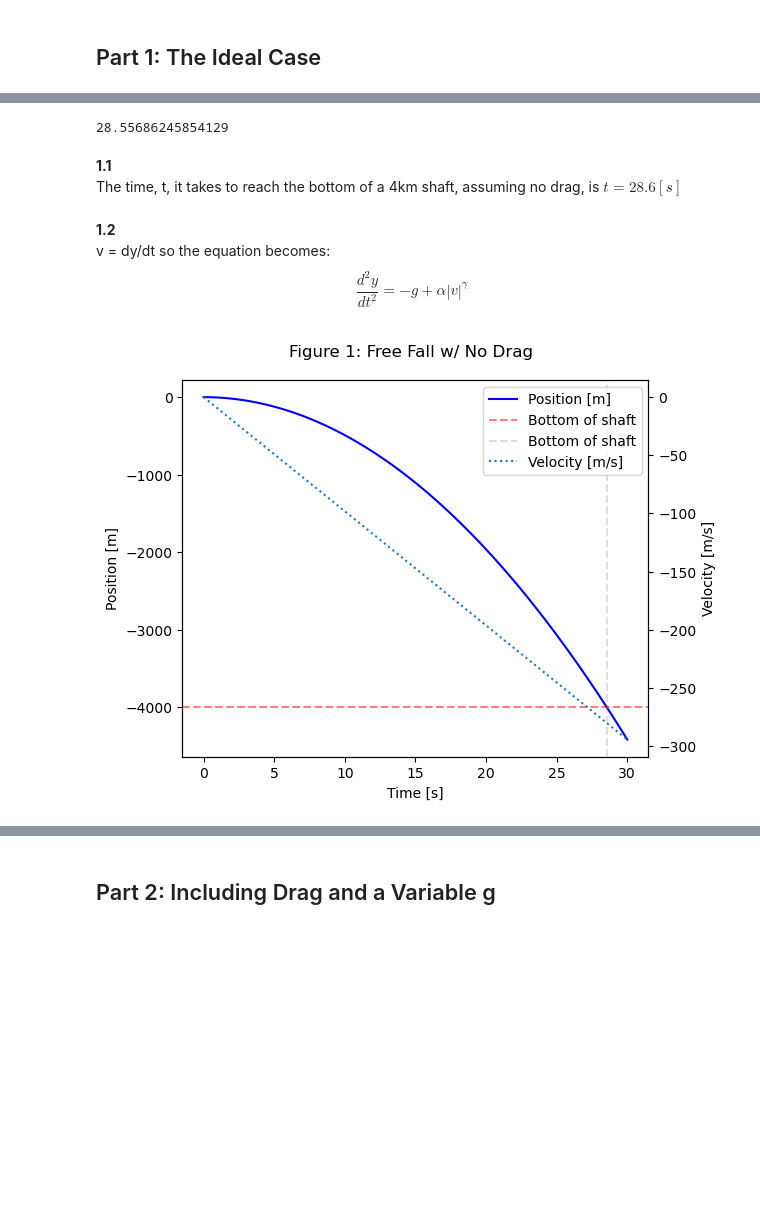
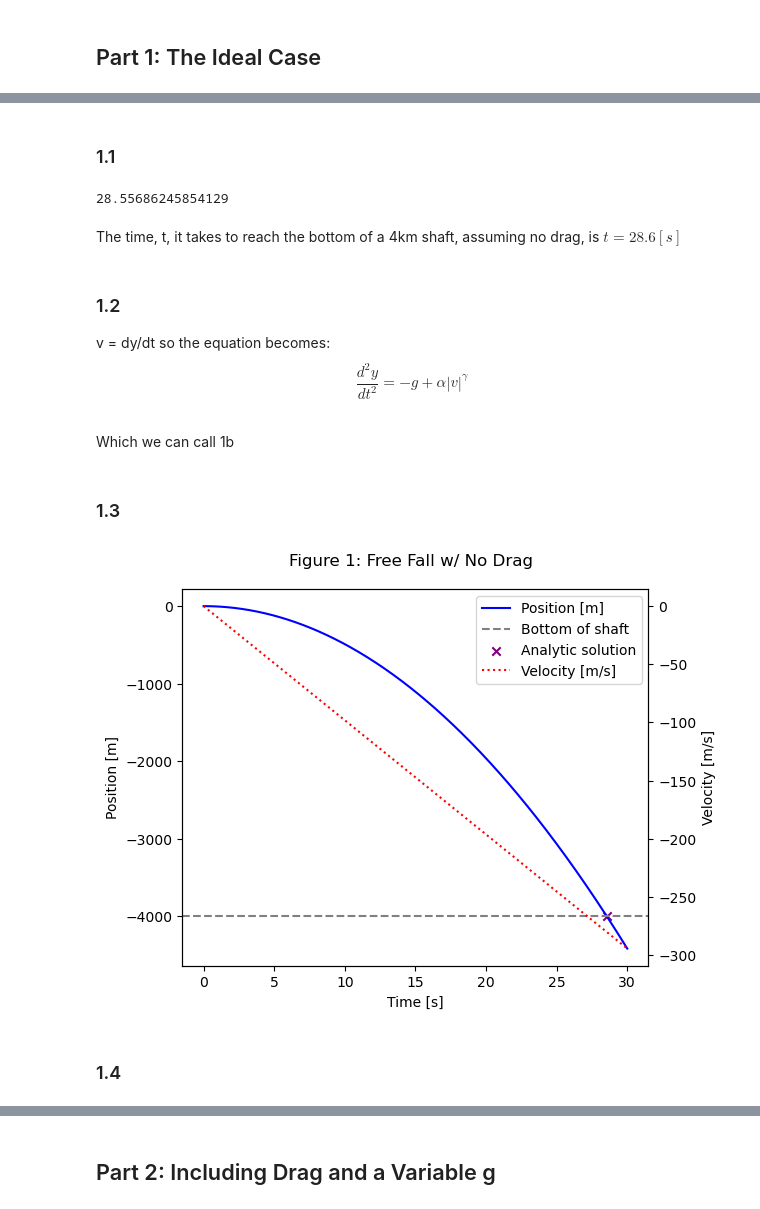
Before and after one commit to mkeen331/PHYS265-spring26, a Jupyter notebook: Lab3/lab3.ipynb, the cells around one changed output, grey strips where cells are left out. Drawn from its saved outputs; the diff is of its cells as text; code cells hidden in the pictures; blank space fills up the shorter version.

```diff
--- a/Lab3/lab3.ipynb
+++ b/Lab3/lab3.ipynb
@@ -25,13 +25,13 @@ A table of relevant physical constants is below. Good luck!
 |  Radius of the Moon ($R_{m}$)        |   1738.1 km    |
 |  Earth's Rotation Rate at the Equator| $7.272 \times 10^{-5} $ rad/s  |
 # %%
-G = 6.6743E-11
-g = 9.81
-M_E = 5.972E24
-M_m = 7.35E22
-R_E = 6378.1
-R_m = 1738.1
-E_r = 7.272E-5
+G = 6.6743e-11
+g_0 = 9.81
+M_E = 5.972e24
+M_m = 7.35e22
+R_E = 6378.1e3
+R_m = 1738.1e3
+E_r = 7.272e-5
 
 import numpy as np
 
@@ -93,6 +93,8 @@ the direction of motion.
 import numpy as np
 import matplotlib.pyplot as plt
 from scipy.integrate import solve_ivp
+# %% [markdown]
+### 1.1
 # %%
 # 1.1 Calculation
 
@@ -103,61 +105,63 @@ y_0 = 0
 y = -4000
 v_0 = 0
 
-t_fall = np.sqrt((y*2)/-g) #adujst to -g, which is negative (downwards)
+t_fall = np.sqrt((y*2)/-g_0) #adujst to -g, which is negative (downwards)
 print(t_fall)
 # %% [output]
 28.55686245854129
 # %% [markdown]
-**1.1** \
 The time, t, it takes to reach the bottom of a 4km shaft, assuming no drag, is $ t = 28.6 [s]$
 # %% [markdown]
-**1.2** \
+### 1.2
 v = dy/dt so the equation becomes:
 $$
 \frac{d^2y}{dt^2} = -g + \alpha \left| {v} \right|^{\gamma}
-\tag{1}
-$$
+\tag{1b}
+$$ \
+Which we can call 1b
+# %% [markdown]
+### 1.3
 # %%
-#1.3
-
 def system (t, z):
     y, v = z
     dydt = v
-    dvdt = -g #a = 0!
+    dvdt = -g_0 #a = 0!
     return [dydt, dvdt]
 
 v0 = 0
 y0 = 0
 z0 = [y0, v0]
 
 t0, t1 = 0, 30 #t = ~ 30, so small buffer to ensure ball drops
 t_span = (t0, t1)
 N = 500 #bins
 t_eval = np.linspace(*t_span, N)
 
 sol = solve_ivp(system, t_span, z0, t_eval=t_eval)
 
 #Figure 1:
 
 #ax1
-fig, ax1 = plt.subplots()
+fig_0, ax1 = plt.subplots()
 ax1.plot(sol.t, sol.y[0], color='blue', label="Position [m]")
-ax1.axhline(-4000, linestyle='--', label="Bottom of shaft", color='red', alpha=0.5)
-ax1.axvline(t_fall, linestyle='--', label="Bottom of shaft", color='gray', alpha=0.25) #added out of interest, visualization of time when hit -4000
+ax1.axhline(-4000, linestyle='--', label="Bottom of shaft", color='gray')
+ax1.scatter(t_fall, -4000, color='purple', marker='x', label="Analytic solution") #added out of interest, visualization of time when hit -4000
 ax1.set_xlabel("Time [s]")
 ax1.set_ylabel("Position [m]")
 # -----
 #ax2
 ax2 = ax1.twinx()
-ax2.plot(sol.t, sol.y[1], linestyle=':', label="Velocity [m/s]")
+ax2.plot(sol.t, sol.y[1], linestyle=':', color='red', label="Velocity [m/s]")
 ax2.set_ylabel("Velocity [m/s]")
 # -----
 #legends
 lines, labels = ax1.get_legend_handles_labels()
 lines2, labels2 = ax2.get_legend_handles_labels()
 plt.legend(lines + lines2, labels+labels2)
 # -----
 plt.suptitle("Figure 1: Free Fall w/ No Drag") #easier than ax1 vs. ax2 title
 plt.tight_layout()
 # %% [output]
-[figure, old version]
+[figure, new version]
+# %% [markdown]
+### 1.4
```
Also changed, not shown: parts of 28 cells of this notebook.
